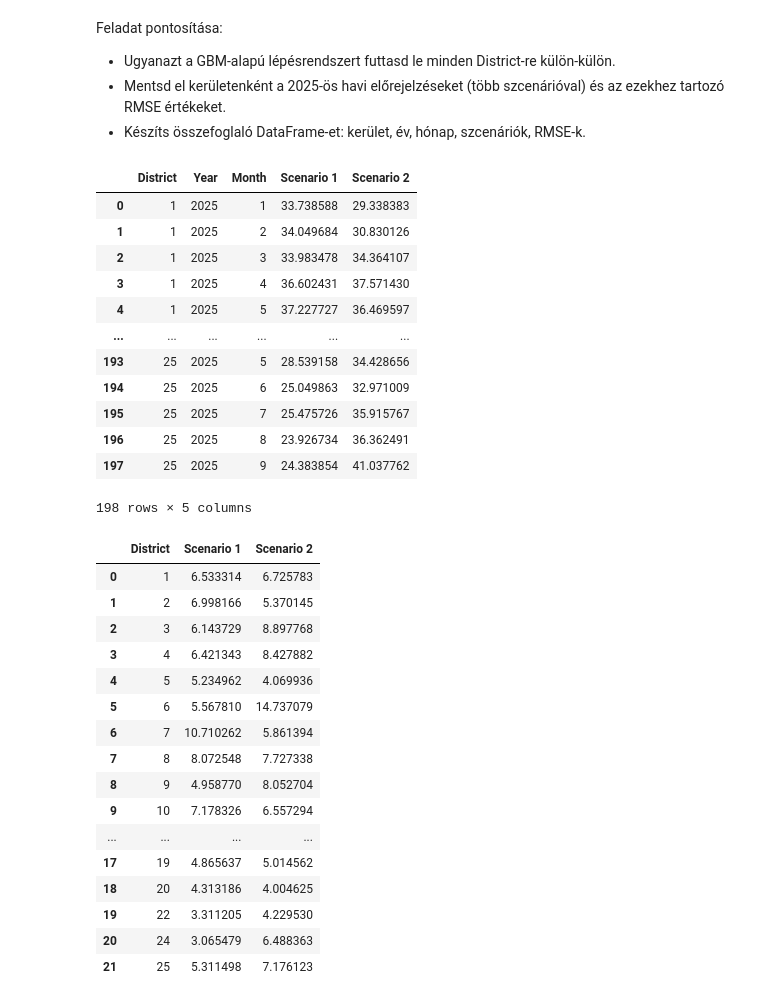
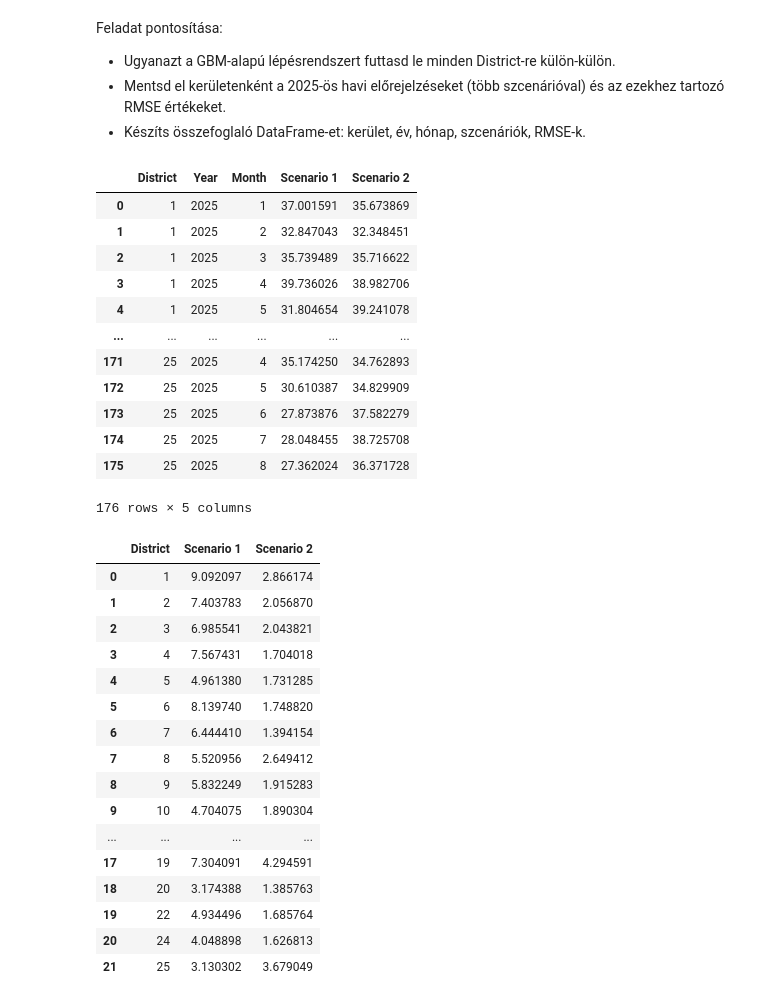
Before and after one commit to enikogyorfi/Szakdolgozat, a Jupyter notebook: Geometriai Brown mozgas.ipynb, the cells around one changed output. Cells and saved outputs as stored; diff of their text form; code cells hidden in the pictures.

```diff
--- a/Geometriai Brown mozgas.ipynb
+++ b/Geometriai Brown mozgas.ipynb
@@ -56,7 +63,7 @@ np.float64(35.774193548387096)
 # Time increment, 1 month in our case
 dt = 1 # 1 month
 # Length of the prediction time horizon, how many time points to predict
-T = 9  # 9 months
+T = 8  # 8 monthss
 # Number of time points in the prediction time horizon
 N = int(T / dt)  # 9 time points
 # Array for time points in the prediction time horizon [1, 2, 3, .. , N]
@@ -99,6 +106,12 @@ np.float64(0.11365597802997726)
 # %%
 # array for brownian increments
 scen_size = 2
-b = {str(scen): np.random.normal(0, 1, int(N)) for scen in range(1, scen_size + 1)}
+rng = np.random.default_rng(seed=42)
+
+b = {
+    str(scen): rng.normal(0, 1, int(N))
+    for scen in range(1, scen_size + 1)
+}
+
 print(b)
 # %% [output]
@@ -231,12 +243,19 @@ all_rmses = []
 
 for d in districts:
     ddf = df[df['District'] == d].copy()
+    ddf["Month"] = ddf["Month"].astype(int)
     ddf = ddf.drop(columns=['count', 'Number_of_days_in_month', 'District'])
     hist = ddf[ddf['Year'].between(2001, 2024)]
     pred_df = ddf[ddf['Year'] == 2025].drop(columns=['Number of Crimes Per Day'])
-    valid = ddf[ddf['Year'] == 2025]['Number of Crimes Per Day'].reset_index(drop=True)
+    pred_df['Month'] = pred_df['Month'].astype(int)
+    pred_df = pred_df[pred_df['Month'].between(1, 8)].reset_index(drop=True)
+    valid = ddf[
+        (ddf['Year'] == 2025) &
+        (ddf['Month'].between(1, 8))
+    ]['Number of Crimes Per Day'].reset_index(drop=True)
 
-    if hist.empty or pred_df.empty or len(pred_df) != 9:
+
+    if hist.empty or pred_df.empty or len(pred_df) != 8:
         continue
 
     So_d = hist['Number of Crimes Per Day'].values[-1]
@@ -247,66 +266,67 @@ for d in districts:
     dt_d = dt
     T_d = T
     N_d = int(T_d / dt_d)
     t_d = np.arange(1, N_d + 1)
 
     scen_n = scen_size
-    b_d = {str(s): np.random.normal(0, 1, N_d) for s in range(1, scen_n + 1)}
+    rng = np.random.default_rng(seed=42)
+    b_d = {str(s): rng.normal(0, 1, N_d) for s in range(1, scen_n + 1)}
     W_d = {str(s): b_d[str(s)].cumsum() for s in range(1, scen_n + 1)}
 
     drift_d = (mu_d - 0.5 * sigma_d ** 2) * t_d
     diffusion_d = {str(s): sigma_d * W_d[str(s)] for s in range(1, scen_n + 1)}
     S_d = np.array([So_d * np.exp(drift_d + diffusion_d[str(s)]) for s in range(1, scen_n + 1)])
 
     pred_d = pd.DataFrame(S_d.T, columns=[f'Scenario {s}' for s in range(1, scen_n + 1)])
     pred_d['Month'] = pred_df['Month'].values
     pred_d['Year'] = pred_df['Year'].values
     pred_d['District'] = d
     pred_d = pred_d[['District', 'Year', 'Month'] + [f'Scenario {i}' for i in range(1, scen_n + 1)]]
     all_predictions.append(pred_d)
 
     rmse_d = {f'Scenario {s}': float(np.sqrt(mean_squared_error(valid, pred_d[f'Scenario {s}']))) for s in
               range(1, scen_n + 1)}
     rmse_row = {'District': d, **rmse_d}
     all_rmses.append(rmse_row)
 
 predictions_by_district = pd.concat(all_predictions, ignore_index=True) if all_predictions else pd.DataFrame()
 rmse_by_district = pd.DataFrame(all_rmses)
 
 predictions_by_district
 # %% [output]
 |  | District | Year | Month | Scenario 1 | Scenario 2 |
-| 0 | 1 | 2025 | 1 | 33.738588 | 29.338383 |
-| 1 | 1 | 2025 | 2 | 34.049684 | 30.830126 |
-| 2 | 1 | 2025 | 3 | 33.983478 | 34.364107 |
-| 3 | 1 | 2025 | 4 | 36.602431 | 37.571430 |
-| 4 | 1 | 2025 | 5 | 37.227727 | 36.469597 |
+| 0 | 1 | 2025 | 1 | 37.001591 | 35.673869 |
+| 1 | 1 | 2025 | 2 | 32.847043 | 32.348451 |
+| 2 | 1 | 2025 | 3 | 35.739489 | 35.716622 |
+| 3 | 1 | 2025 | 4 | 39.736026 | 38.982706 |
+| 4 | 1 | 2025 | 5 | 31.804654 | 39.241078 |
 | ... | ... | ... | ... | ... | ... |
-| 193 | 25 | 2025 | 5 | 28.539158 | 34.428656 |
-| 194 | 25 | 2025 | 6 | 25.049863 | 32.971009 |
-| 195 | 25 | 2025 | 7 | 25.475726 | 35.915767 |
-| 196 | 25 | 2025 | 8 | 23.926734 | 36.362491 |
-| 197 | 25 | 2025 | 9 | 24.383854 | 41.037762 |
+| 171 | 25 | 2025 | 4 | 35.174250 | 34.762893 |
+| 172 | 25 | 2025 | 5 | 30.610387 | 34.829909 |
+| 173 | 25 | 2025 | 6 | 27.873876 | 37.582279 |
+| 174 | 25 | 2025 | 7 | 28.048455 | 38.725708 |
+| 175 | 25 | 2025 | 8 | 27.362024 | 36.371728 |
-198 rows × 5 columns
+176 rows × 5 columns
 # %%
 rmse_by_district
 # %% [output]
 |  | District | Scenario 1 | Scenario 2 |
-| 0 | 1 | 6.533314 | 6.725783 |
-| 1 | 2 | 6.998166 | 5.370145 |
-| 2 | 3 | 6.143729 | 8.897768 |
-| 3 | 4 | 6.421343 | 8.427882 |
-| 4 | 5 | 5.234962 | 4.069936 |
-| 5 | 6 | 5.567810 | 14.737079 |
-| 6 | 7 | 10.710262 | 5.861394 |
-| 7 | 8 | 8.072548 | 7.727338 |
-| 8 | 9 | 4.958770 | 8.052704 |
-| 9 | 10 | 7.178326 | 6.557294 |
+| 0 | 1 | 9.092097 | 2.866174 |
+| 1 | 2 | 7.403783 | 2.056870 |
+| 2 | 3 | 6.985541 | 2.043821 |
+| 3 | 4 | 7.567431 | 1.704018 |
+| 4 | 5 | 4.961380 | 1.731285 |
+| 5 | 6 | 8.139740 | 1.748820 |
+| 6 | 7 | 6.444410 | 1.394154 |
+| 7 | 8 | 5.520956 | 2.649412 |
+| 8 | 9 | 5.832249 | 1.915283 |
+| 9 | 10 | 4.704075 | 1.890304 |
 | ... | ... | ... | ... |
-| 17 | 19 | 4.865637 | 5.014562 |
-| 18 | 20 | 4.313186 | 4.004625 |
-| 19 | 22 | 3.311205 | 4.229530 |
-| 20 | 24 | 3.065479 | 6.488363 |
-| 21 | 25 | 5.311498 | 7.176123 |
+| 17 | 19 | 7.304091 | 4.294591 |
+| 18 | 20 | 3.174388 | 1.385763 |
+| 19 | 22 | 4.934496 | 1.685764 |
+| 20 | 24 | 4.048898 | 1.626813 |
+| 21 | 25 | 3.130302 | 3.679049 |
 # %%
 # Use that scenario which has the lowest RMSE for each district
 #best_scenarios = rmse_by_district.set_index('District').idxmin(axis=1)
```
Also changed, not shown: parts of 15 cells of this notebook, 3 other files.
